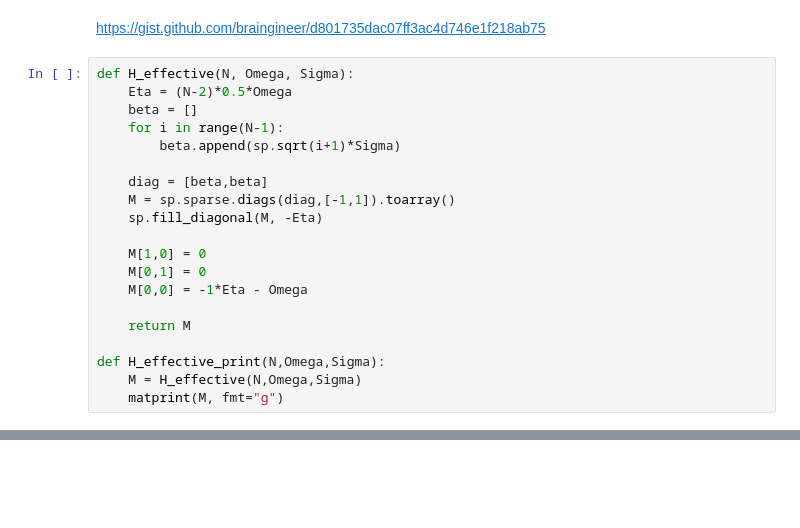
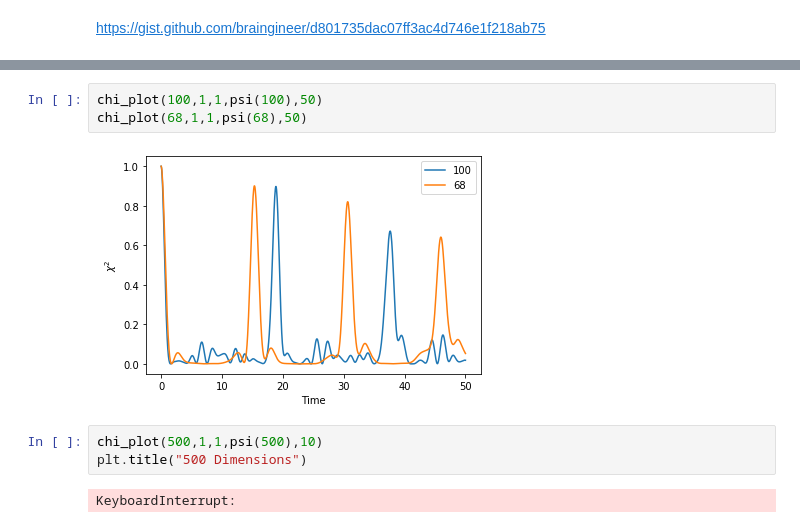
Before and after one commit to yooxiang/Optimal_control_of_hybrid_quantum_systems, a Jupyter notebook: main.ipynb, the cells around one changed output, grey strips where cells are left out. Cells and saved outputs as stored; diff of their text form; blank space fills up the shorter version.

```diff
--- a/main.ipynb
+++ b/main.ipynb
@@ -21,23 +25,3 @@ def matprint(mat, fmt="g"):
         print("")
 # %% [markdown]
 https://gist.github.com/braingineer/d801735dac07ff3ac4d746e1f218ab75
-# %%
-def H_effective(N, Omega, Sigma):
-    Eta = (N-2)*0.5*Omega
-    beta = []
-    for i in range(N-1):
-        beta.append(sp.sqrt(i+1)*Sigma)
-
-    diag = [beta,beta]
-    M = sp.sparse.diags(diag,[-1,1]).toarray()
-    sp.fill_diagonal(M, -Eta)
-
-    M[1,0] = 0
-    M[0,1] = 0
-    M[0,0] = -1*Eta - Omega
-
-    return M
-
-def H_effective_print(N,Omega,Sigma):
-    M = H_effective(N,Omega,Sigma)
-    matprint(M, fmt="g")
@@ -55,0 +104,10 @@ $\begin{aligned} \mathcal{H} &=\mathcal{H}_{s}^{e f} \otimes \mathbb{I}+\omega_{
+# %%
+chi_plot(100,1,1,psi(100),50)
+chi_plot(68,1,1,psi(68),50)
+# %% [output]
+[figure, added]
+# %%
+chi_plot(500,1,1,psi(500),10)
+plt.title("500 Dimensions")
+# %% [output]
+KeyboardInterrupt:
```
Also changed, not shown: parts of 13 cells of this notebook.
